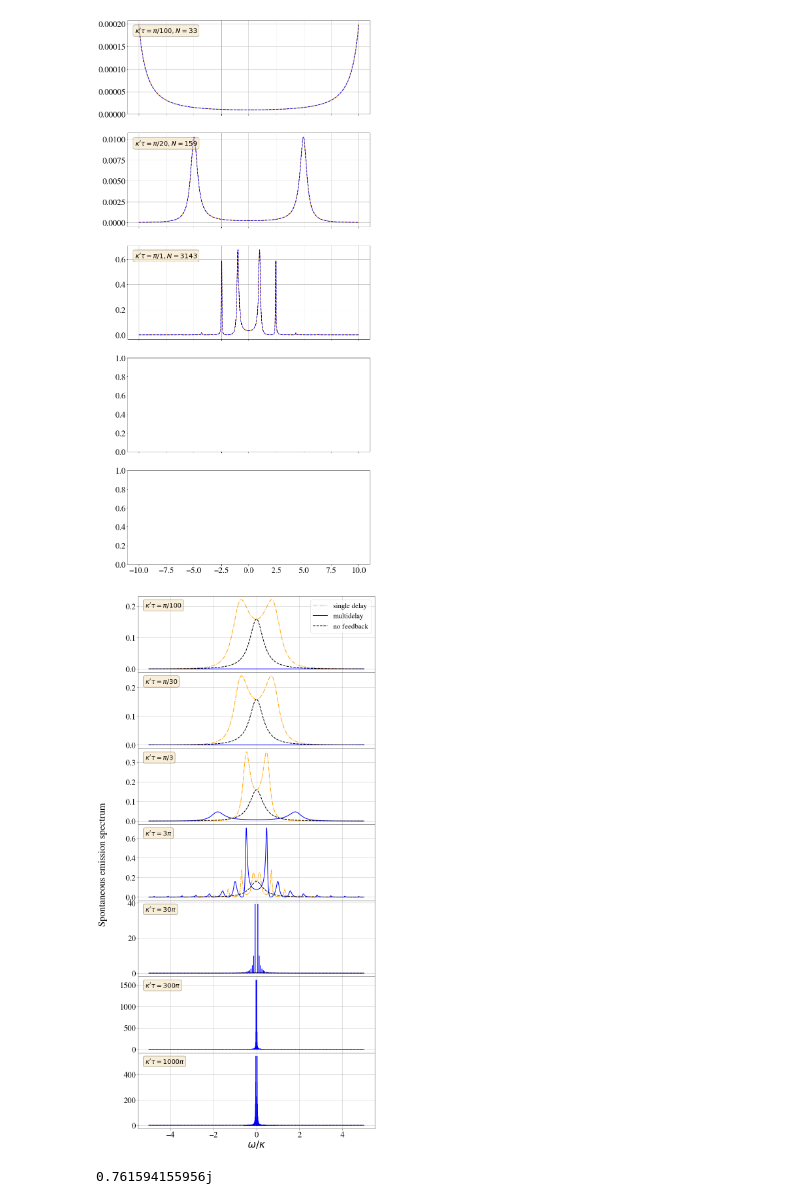
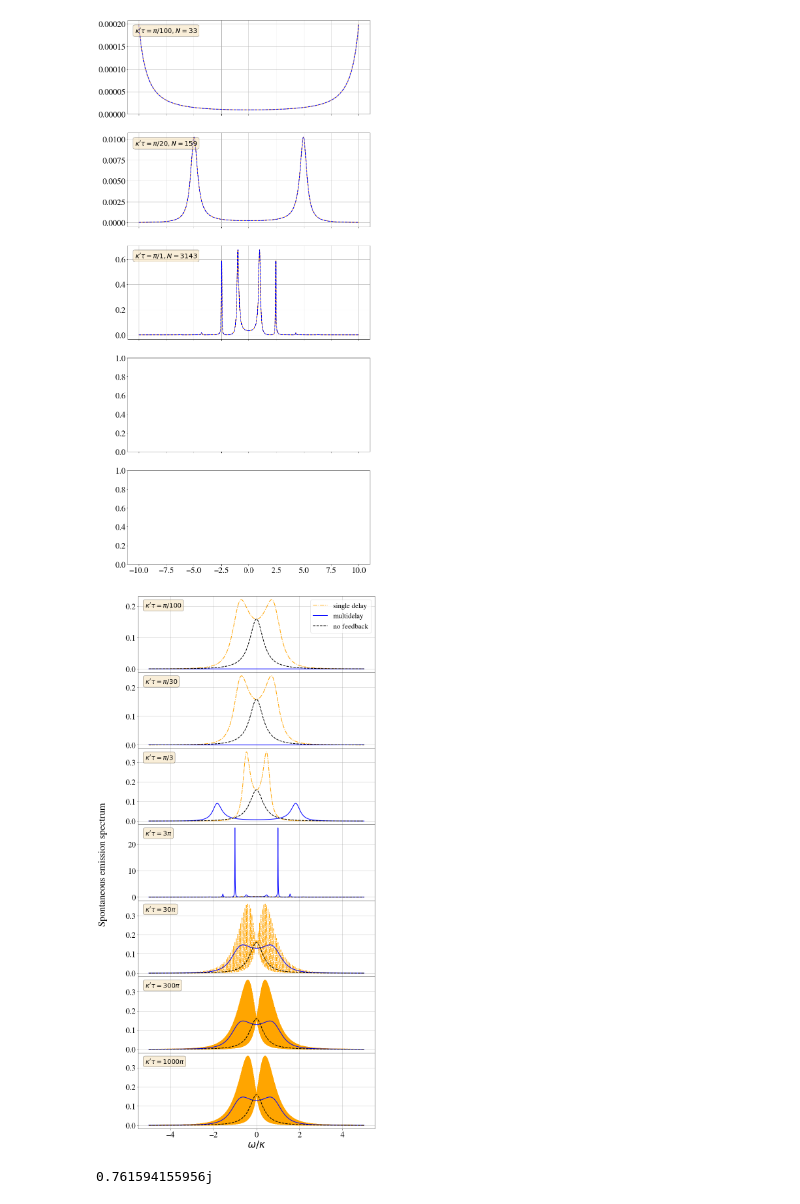
Before and after one commit to nemetniki/with-Andreas, a Jupyter notebook: CQED_standingwave.ipynb, the cells around one changed output. Drawn from its saved outputs; the diff is of its cells as text; code cells hidden in the pictures.

```diff
--- a/CQED_standingwave.ipynb
+++ b/CQED_standingwave.ipynb
@@ -41,6 +42,8 @@ import numpy as np
 import pylab as pl
 import matplotlib.pyplot as plt
 from pydelay import dde23
+import matplotlib as mpl
+mpl.rc('text', usetex=True)
 # %%
 print(np.sin(3*np.pi/4)**2,np.exp(1j*np.pi/4))
 # %% [output]
@@ -505,7 +548,7 @@ mpl.rc('ytick',labelsize=25)
 kap1 = 1
 kap = 1.
 gam = 1.
-reg=0.000001
+reg=0.1
 
 om = np.linspace(-5.,5.,1000000)
 def Spontem_d(om,N,tau):
@@ -536,34 +579,34 @@ for itau in range(0,len(tau)):
 #plt.figure(1,figsize=(13,8))
 #plt.ylim(0,0.02)
 #plt.xlim(-500,500)
     axes[itau].text(0.03, 0.93, textstr, transform=axes[itau].transAxes, fontsize=20,
         verticalalignment='top', bbox=props)
 #    if itau<len(tau)-1:
 #        axes[itau].plot(om,(kap2-kapi)/np.pi*np.abs(cg2)**2,linewidth=2.0,label='right (2)',color = 'orange')
 #        axes[itau].hold(True)
 #        axes[itau].plot(om,(kap1-kapi)/np.pi*np.abs(cg1)**2,linewidth=2.0,label='left (1)',color='k',ls='--')
 #    else:
     axes[itau].plot(om,kap1/2./np.pi*np.abs(cg_sing)**2,linewidth=2.0,label='single delay',color ="orange",ls = '-.')
     axes[itau].plot(om,kap1/2./np.pi*np.abs(cg_mult)**2,linewidth=2.0,label='multidelay',color = 'b',ls='-')
     axes[itau].plot(om,kap1/2./np.pi*np.abs(cg_nofb)**2,linewidth=2.0,label='no feedback',color ="k",ls = '--')
     #axes[itau].set_ylabel('Spontaneous emission spectra',fontsize=30.)
     axes[itau].grid(True)
 #axes[0].set_ylim(-0.00015,.0014)
 #axes[1].set_ylim(-0.0004,.0045)
 #axes[2].set_ylim(-0.005,.05)
 #axes[3].set_ylim(-0.08,.8)
 #axes[4].set_ylim(-0.2,2.)
 #axes[5].set_ylim(-0.5,7)
 #axes[6].set_ylim(0.,0.014)
 #axes[0].set_xlim(-120,120)
 f.text(0.01, 0.5, 'Spontaneous emission spectrum', ha='center', va='center', rotation='vertical',fontsize=30.)
 f.subplots_adjust(hspace=0)
 axes[len(tau)-1].set_xlabel('$\omega/\kappa$',fontsize=30.)
 axes[0].legend(loc='upper right',fontsize = 22)
 #axes[-1].legend(loc='upper right',fontsize = 22)
 plt.show()
 # %% [output]
-[figure, old version]
+[figure, new version]
 # %%
 print(np.tan(1j))
 # %% [output]
```
Also changed, not shown: parts of 6 cells of this notebook.
